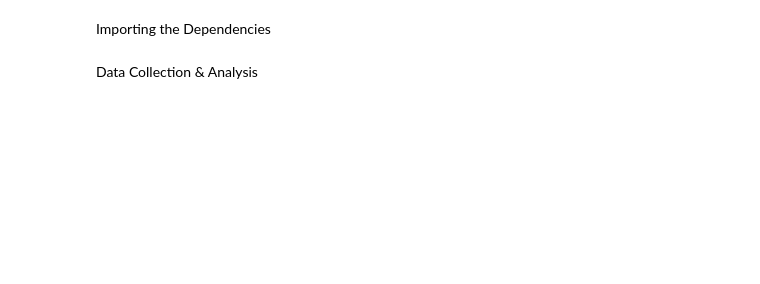
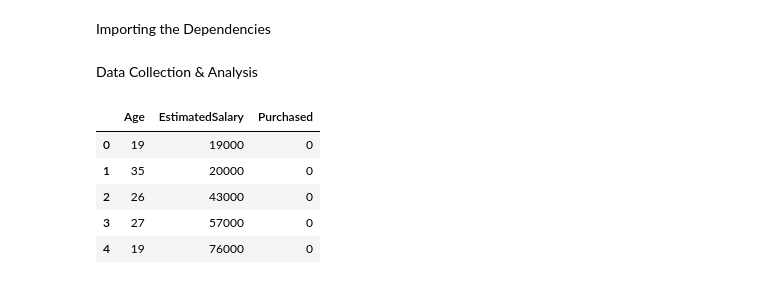
Before and after one commit to ChittaranjanR/Simple-Linear-regression, a Jupyter notebook: Project_3_Decision_Tree.ipynb, the cells around one changed output. Saved outputs shown, nothing was run; the diff lists cells and outputs as text; code cells hidden in the pictures; blank space fills up the shorter version.

```diff
--- a/Project_3_Decision_Tree.ipynb
+++ b/Project_3_Decision_Tree.ipynb
@@ -15,0 +16,9 @@ insurance_dataset = pd.read_csv('https://raw.githubusercontent.com/ChittaranjanR
+# %%
+df.head()
+# %% [output]
+|  | Age | EstimatedSalary | Purchased |
+| 0 | 19 | 19000 | 0 |
+| 1 | 35 | 20000 | 0 |
+| 2 | 26 | 43000 | 0 |
+| 3 | 27 | 57000 | 0 |
+| 4 | 19 | 76000 | 0 |
```
Also changed, not shown: parts of 16 cells of this notebook.
